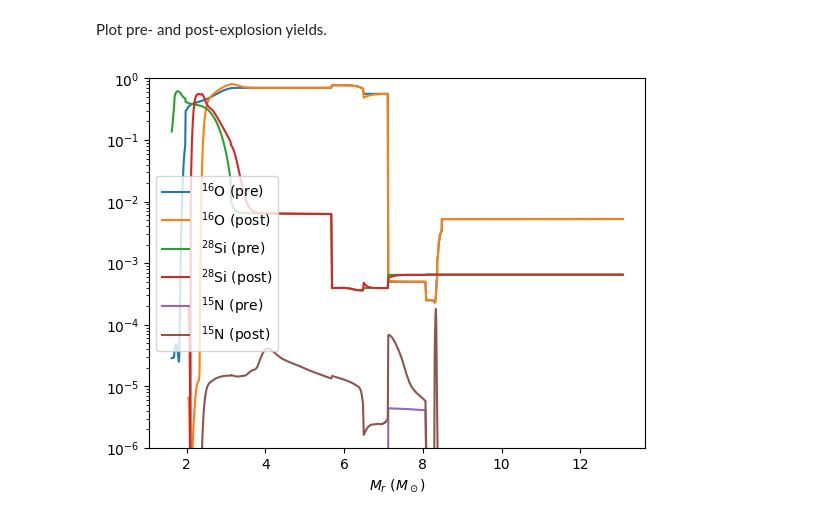
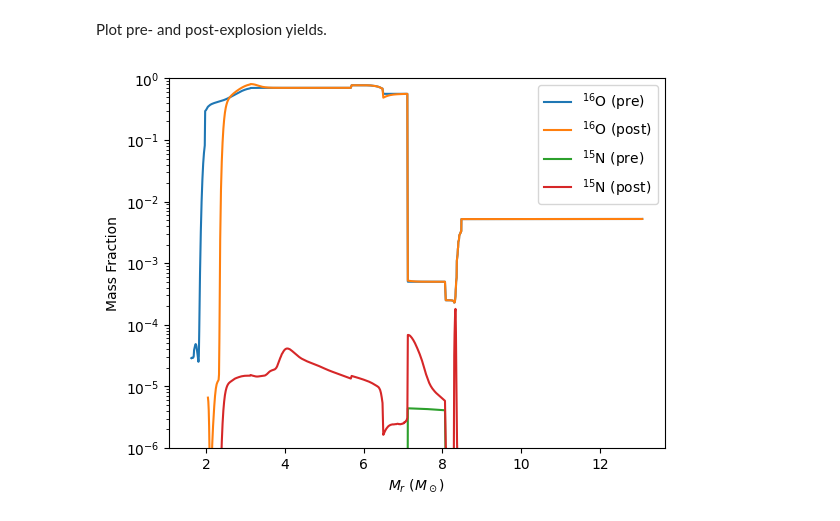
Before and after one commit to mbradle/Rauscher_et_al_2002, a Jupyter notebook: rauscher_et_al_2002.ipynb, the cells around one changed output. Cells and saved outputs as stored; diff of their text form; code cells hidden in the pictures.

```diff
--- a/rauscher_et_al_2002.ipynb
+++ b/rauscher_et_al_2002.ipynb
@@ -40,24 +40,25 @@ xml_post.plot_mass_fractions_vs_property('mass below', species, yscale = 'log',
 # %% [markdown]
 Plot pre- and post-explosion yields.
 # %%
-species = ['o16', 'si28', 'n15']
+species = ['o16', 'n15']
 lnames = xml_pre.get_latex_names(species)
 
 pre_props = xml_pre.get_properties_as_floats(['mass below'])
 pre_x = xml_pre.get_mass_fractions(species)
 
 post_props = xml_post.get_properties_as_floats(['mass below'])
 post_x = xml_post.get_mass_fractions(species)
 
 for sp in species:
     plt.plot(pre_props['mass below'] / 1.9891e33, pre_x[sp], label = lnames[sp] + ' (pre)')
     plt.plot(post_props['mass below'] / 1.9891e33, post_x[sp], label = lnames[sp] + ' (post)')
 
 plt.ylim([1.e-6,1])
 plt.yscale('log')
 plt.xlabel('$M_r\\ (M_\\odot)$')
+plt.ylabel('Mass Fraction')
 
 plt.legend()
 plt.show()
 # %% [output]
-[figure, old version]
+[figure, new version]
```
Also changed, not shown: parts of 1 cell of this notebook.
